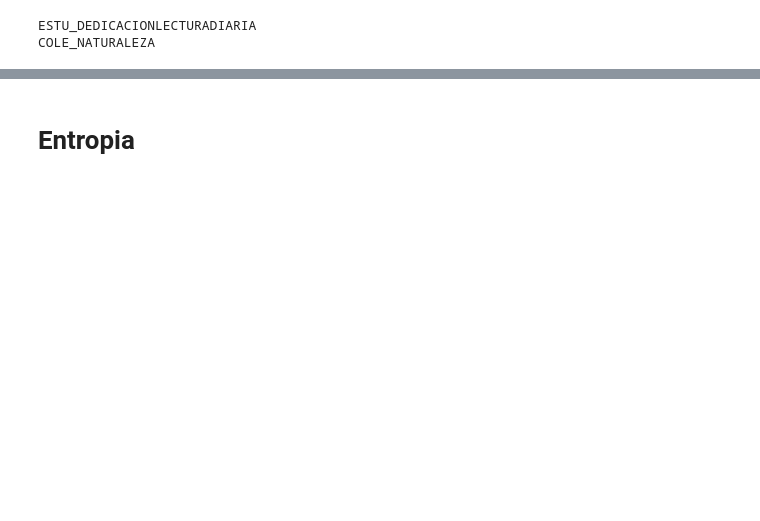
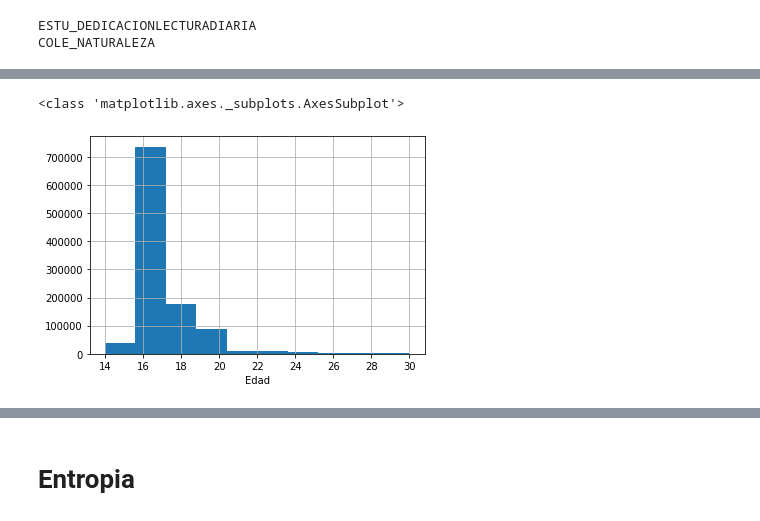
Before and after one commit to dsgantivac/DataMiningProject, a Jupyter notebook: Analisis exploratorio Reduced.ipynb, the cells around one changed output, grey strips where cells are left out. Saved outputs shown, nothing was run; the diff lists cells and outputs as text; code cells hidden in the pictures; blank space fills up the shorter version.

```diff
--- a/Analisis exploratorio Reduced.ipynb
+++ b/Analisis exploratorio Reduced.ipynb
@@ -130,0 +95,7 @@ dtype: float64
+# %%
+hist = data["ESTU_FECHANACIMIENTO"].hist()
+hist.set_xlabel("Edad")
+print(type(hist))
+# %% [output]
+<class 'matplotlib.axes._subplots.AxesSubplot'>
+[figure, added]
```
Also changed, not shown: parts of 26 cells of this notebook, 2 other files.
